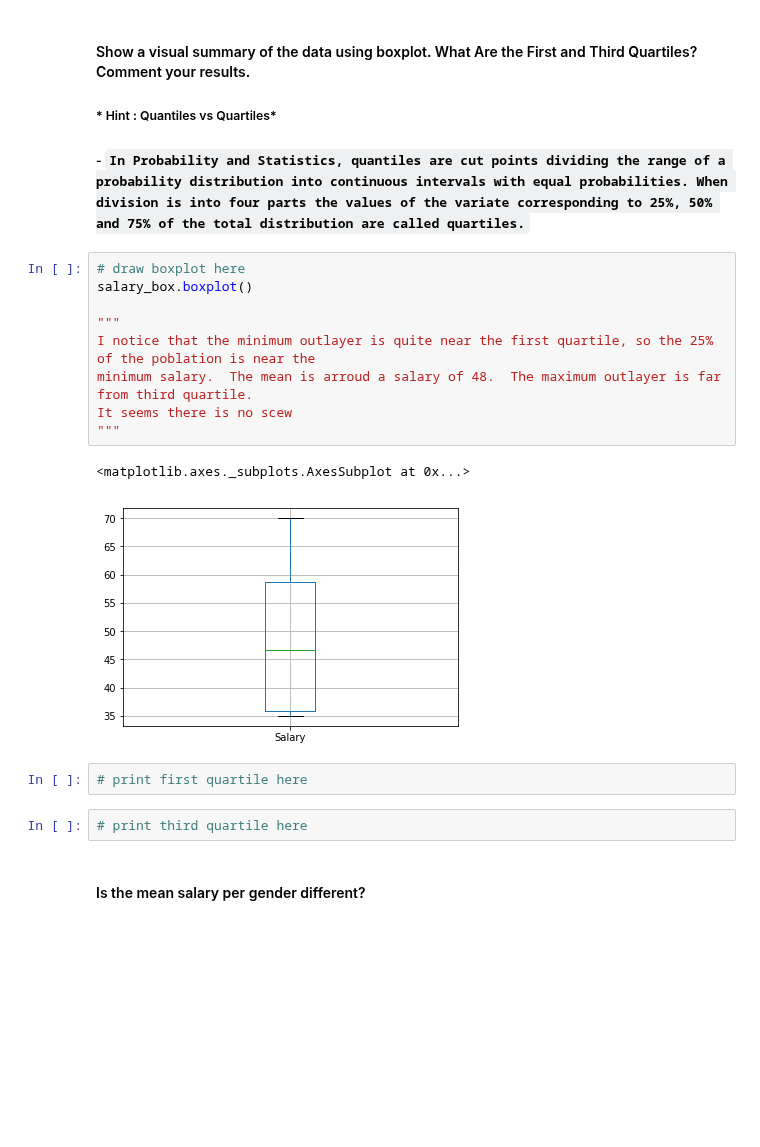
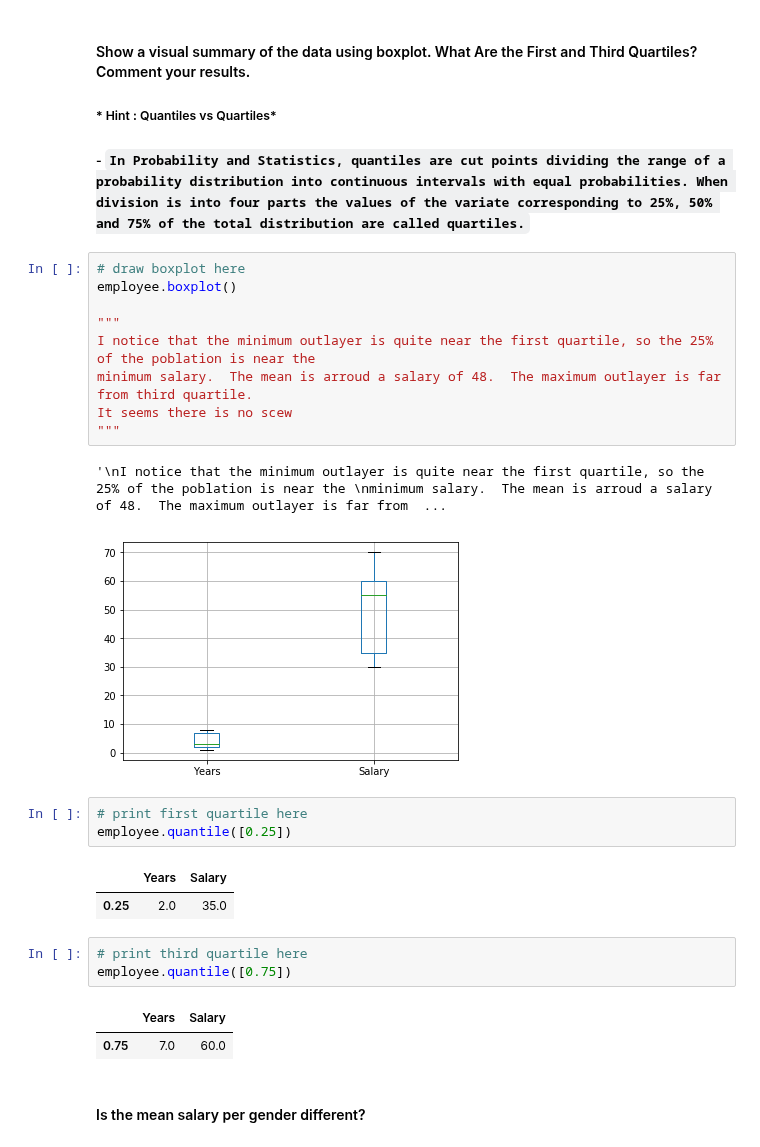
Before and after one commit to davidlafuentem/data-labs, a Jupyter notebook: module-2/lab-subsetting-and-descriptive-stats/your-code/main.ipynb, the cells around one changed output. Saved outputs shown, nothing was run; the diff lists cells and outputs as text; blank space fills up the shorter version.

```diff
--- a/module-2/lab-subsetting-and-descriptive-stats/your-code/main.ipynb
+++ b/module-2/lab-subsetting-and-descriptive-stats/your-code/main.ipynb
@@ -290,20 +279,28 @@ salary_box.head(8)
 ##### - `In Probability and Statistics, quantiles are cut points dividing the range of a probability distribution into continuous intervals with equal probabilities. When division is into four parts the values of the variate corresponding to 25%, 50% and 75% of the total distribution are called quartiles.`
 # %%
 # draw boxplot here
-salary_box.boxplot()
+employee.boxplot()
 
 """
 I notice that the minimum outlayer is quite near the first quartile, so the 25% of the poblation is near the
 minimum salary.  The mean is arroud a salary of 48.  The maximum outlayer is far from third quartile.
 It seems there is no scew
 """
 # %% [output]
-<matplotlib.axes._subplots.AxesSubplot at 0x...>
+'\nI notice that the minimum outlayer is quite near the first quartile, so the 25% of the poblation is near the \nminimum salary.  The mean is arroud a salary of 48.  The maximum outlayer is far from  ...
-[figure, old version]
+[figure, new version]
 # %%
 # print first quartile here
+employee.quantile([0.25])
+# %% [output]
+|  | Years | Salary |
+| 0.25 | 2.0 | 35.0 |
 # %%
 # print third quartile here
+employee.quantile([0.75])
+# %% [output]
+|  | Years | Salary |
+| 0.75 | 7.0 | 60.0 |
 # %% [markdown]
 #### Is the mean salary per gender different?
 # %%
```
Also changed, not shown: parts of 13 cells of this notebook.
